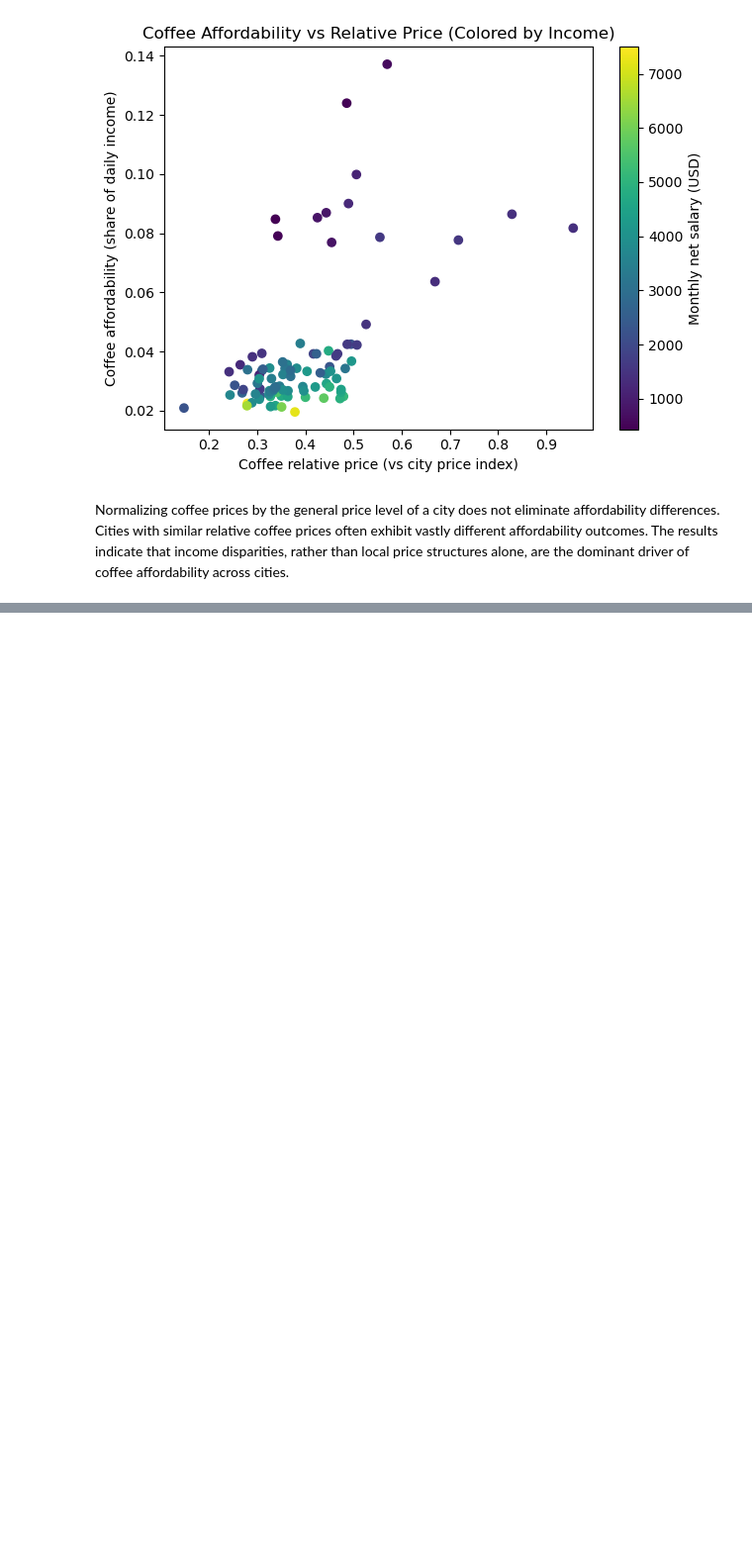
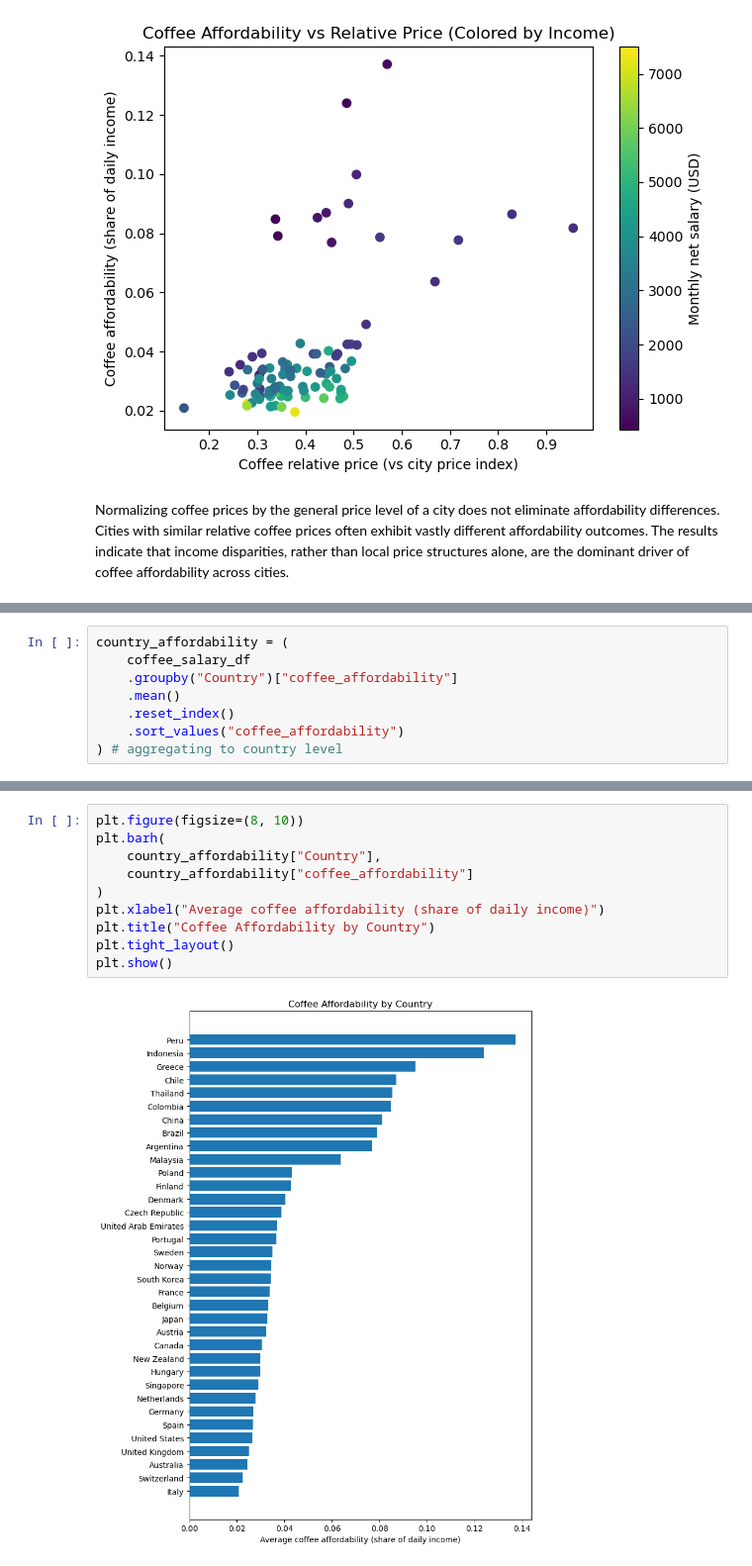
Before and after one commit to luckakovy/Global-Analysis-of-Coffee-Affordability-Best-Cities-for-Boke-Caffeine-Addicted-Students, a Jupyter notebook: analysis.ipynb, the cells around one changed output, grey strips where cells are left out. Shown at 99% size. Drawn from its saved outputs; the diff is of its cells as text; blank space fills up the shorter version.

Commit message:
added spatial view of coffee affordability

```diff
--- a/analysis.ipynb
+++ b/analysis.ipynb
@@ -509,0 +512,8 @@ Normalizing coffee prices by the general price level of a city does not eliminat
+# %%
+country_affordability = (
+    coffee_salary_df
+    .groupby("Country")["coffee_affordability"]
+    .mean()
+    .reset_index()
+    .sort_values("coffee_affordability")
+) # aggregating to country level
@@ -509,0 +529,12 @@ Normalizing coffee prices by the general price level of a city does not eliminat
+# %%
+plt.figure(figsize=(8, 10))
+plt.barh(
+    country_affordability["Country"],
+    country_affordability["coffee_affordability"]
+)
+plt.xlabel("Average coffee affordability (share of daily income)")
+plt.title("Coffee Affordability by Country")
+plt.tight_layout()
+plt.show()
+# %% [output]
+[figure, added]
```
Also changed, not shown: parts of 2 cells of this notebook.
